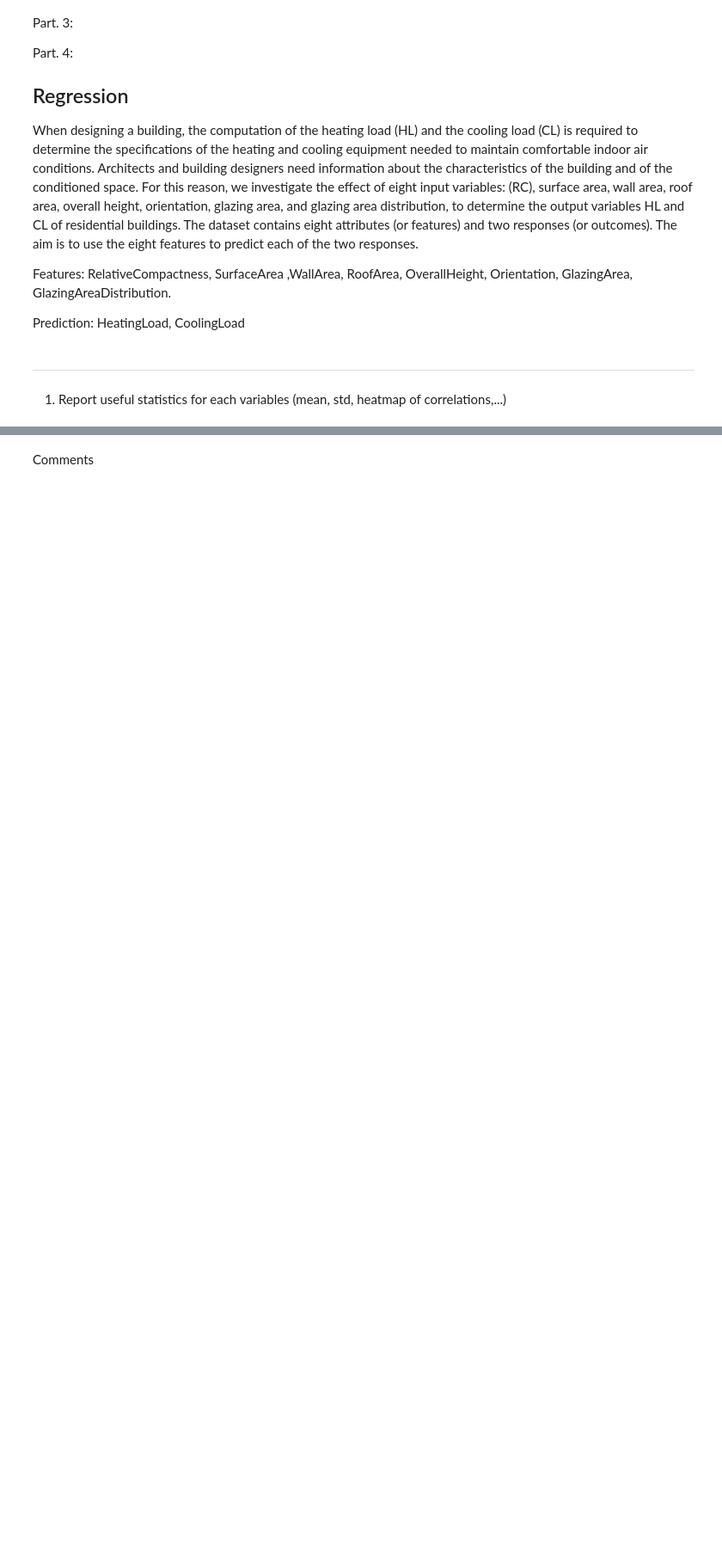
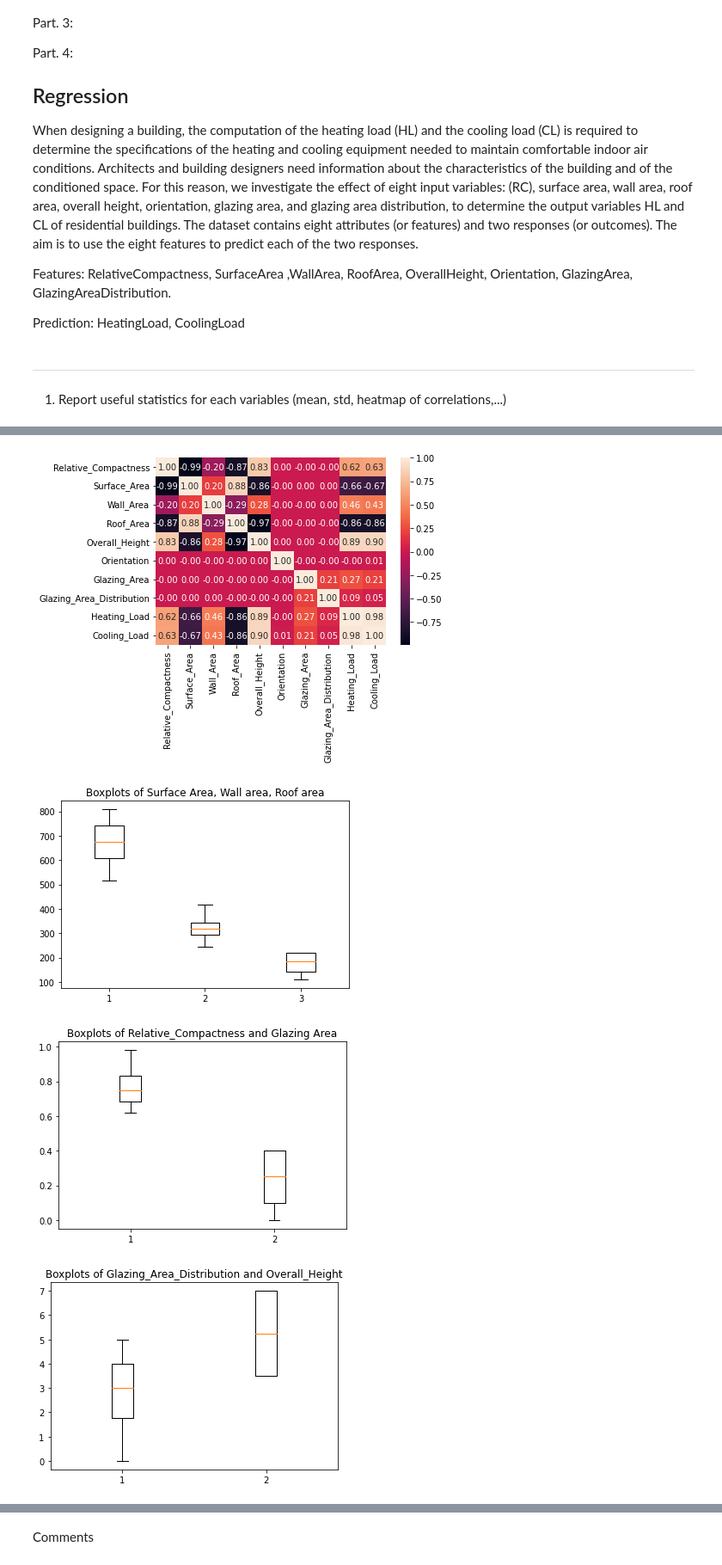
Before and after one commit to MxDx/Hackatons_2, a Jupyter notebook: hackathon2_without_code.ipynb, the cells around one changed output, grey strips where cells are left out. Shown at 86% size. Drawn from its saved outputs; the diff is of its cells as text; code cells hidden in the pictures; blank space fills up the shorter version.

```diff
--- a/hackathon2_without_code.ipynb
+++ b/hackathon2_without_code.ipynb
@@ -54,0 +53,66 @@ import scipy
+# %%
+#code here
+data = pd.read_csv("Data_heating_cooling.csv")
+
+
+moy= []
+
+moy.append("Relative_Compactness: " + str(data["Relative_Compactness"].mean()))
+moy.append("Surface_Area: " + str(data["Surface_Area"].mean()))
+moy.append("Wall_Area: " + str(data["Wall_Area"].mean()))
+moy.append("Roof_Area: " + str(data["Roof_Area"].mean()))
+moy.append("Overall_Height: " + str(data["Overall_Height"].mean()))
+moy.append("Orientation: " + str(data["Orientation"].mean()))
+moy.append("Glazing_Area: " + str(data["Glazing_Area"].mean()))
+moy.append("Glazing_Area_Distribution: " + str(data["Glazing_Area_Distribution"].mean()))
+moy.append("Heating_Load: " + str(data["Heating_Load"].mean()))
+moy.append("Cooling_Load: " + str(data["Cooling_Load"].mean()))
+
+
+std = []
+std.append("Relative_Compactness: " + str(data["Relative_Compactness"].std()))
+std.append("Surface_Area: " + str(data["Surface_Area"].std()))
+std.append("Wall_Area: " + str(data["Wall_Area"].std()))
+std.append("Roof_Area: " + str(data["Roof_Area"].std()))
+std.append("Overall_Height: " + str(data["Overall_Height"].std()))
+std.append("Orientation: " + str(data["Orientation"].std()))
+std.append("Glazing_Area: " + str(data["Glazing_Area"].std()))
+std.append("Glazing_Area_Distribution: " + str(data["Glazing_Area_Distribution"].std()))
+std.append("Heating_Load: " + str(data["Heating_Load"].std()))
+std.append("Cooling_Load: " + str(data["Cooling_Load"].std()))
+
+def printmoy(moyennes) :
+    print("Moyennes: ")
+    for i in moyennes:
+        print(i)
+    print("\n\n")
+
+def printstd(stand_dev) :
+    print("Déviations standards: ")
+    for i in stand_dev:
+        print(i)
+    print("\n\n")
+
+printmoy(moy)
+printstd(std)
+#heatmap
+sns.heatmap(data.corr(), annot=True, fmt=".2f")
+#boxplots to have an idea of distribution
+fig, ax = plt.subplots()
+ax.boxplot([data["Surface_Area"],data["Wall_Area"],data["Roof_Area"]])
+ax.set_title('Boxplots of Surface Area, Wall area, Roof area')
+plt.show()
+fig2, ax2 = plt.subplots()
+ax2.boxplot([data["Relative_Compactness"],data["Glazing_Area"]])
+ax2.set_title('Boxplots of Relative_Compactness and Glazing Area')
+plt.show()
+fig3, ax3 = plt.subplots()
+ax3.boxplot([data["Glazing_Area_Distribution"],data["Overall_Height"] ])
+ax3.set_title('Boxplots of Glazing_Area_Distribution and Overall_Height')
+plt.show()
+fig4, ax4 = plt.subplots()
+ax4.boxplot([data["Heating_Load"],data["Cooling_Load"] ])
+ax4.set_title('Boxplots of Heating_Load and Cooling_Load')
+plt.show()
+#it makes no sense to have a boxplot for orientation
+# %% [output]
@@ -54,0 +136,4 @@ import scipy
+[figure, added]
+[figure, added]
+[figure, added]
+[figure, added]
```
Also changed, not shown: parts of 11 cells of this notebook, 1 other file.
